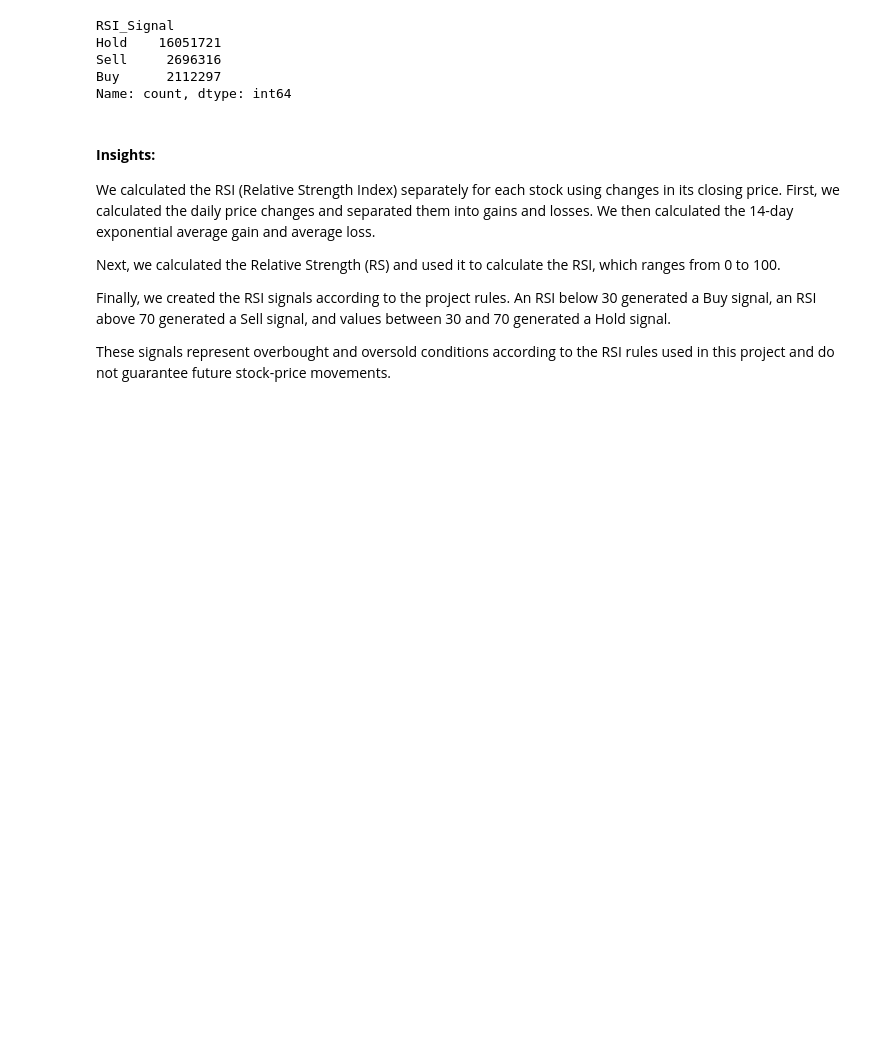
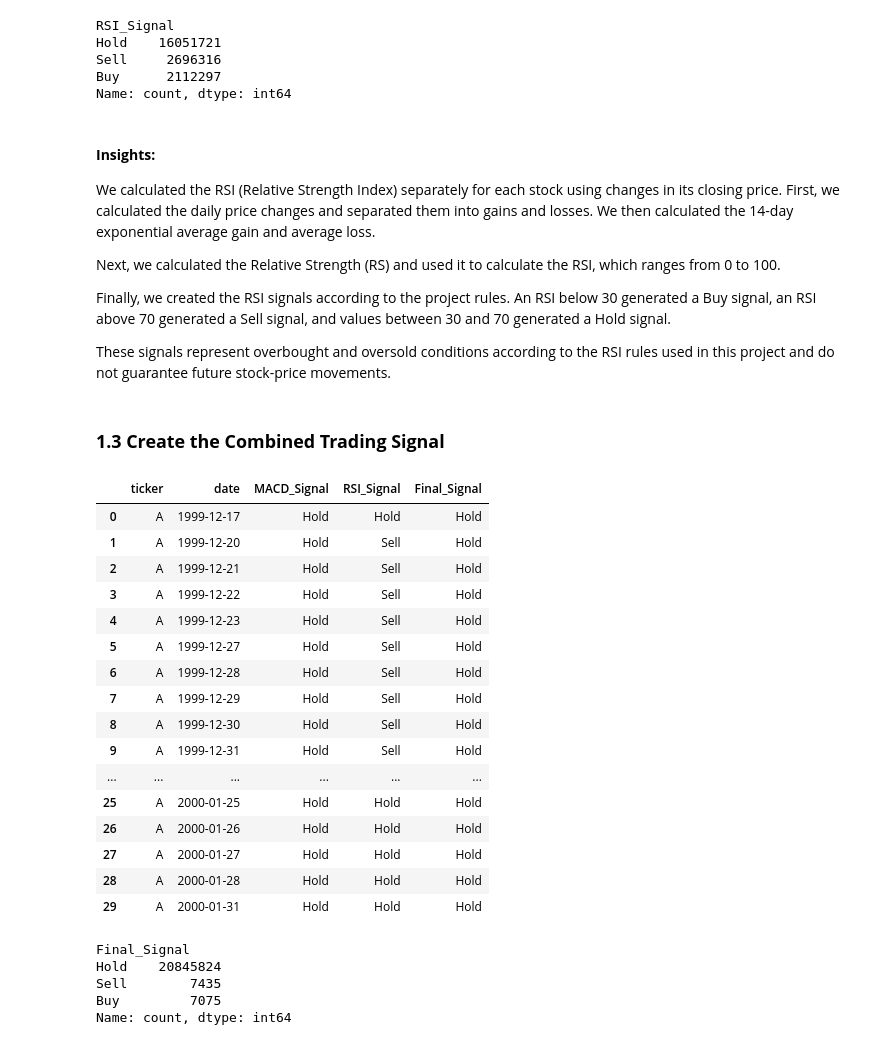
Before and after one commit to Yvesangwa/DAAI_projects, a Jupyter notebook: Project_3_ML_for_Predicting_Trading_Signals/Predicting_Trading_Signal.ipynb, the cells around one changed output. Cells and saved outputs as stored; diff of their text form; code cells hidden in the pictures; blank space fills up the shorter version.

Commit message:
Combining the trading signals and check class imbalance

```diff
--- a/Project_3_ML_for_Predicting_Trading_Signals/Predicting_Trading_Signal.ipynb
+++ b/Project_3_ML_for_Predicting_Trading_Signals/Predicting_Trading_Signal.ipynb
@@ -261,3 +261,53 @@ Next, we calculated the Relative Strength (RS) and used it to calculate the RSI,
 Finally, we created the RSI signals according to the project rules. An RSI below 30 generated a Buy signal, an RSI above 70 generated a Sell signal, and values between 30 and 70 generated a Hold signal.
 
 These signals represent overbought and oversold conditions according to the RSI rules used in this project and do not guarantee future stock-price movements.
+# %% [markdown]
+### **1.3 Create the Combined Trading Signal**
+# %%
+# Create final trading signal
+
+stock_data["Final_Signal"] = "Hold"
+
+stock_data.loc[
+    (stock_data["MACD_Signal"] == "Buy") &
+    (stock_data["RSI_Signal"] == "Buy"),
+    "Final_Signal"
+] = "Buy"
+
+stock_data.loc[
+    (stock_data["MACD_Signal"] == "Sell") &
+    (stock_data["RSI_Signal"] == "Sell"),
+    "Final_Signal"
+] = "Sell"
+# %%
+# Check signal
+
+stock_data[
+    ["ticker", "date", "MACD_Signal", "RSI_Signal", "Final_Signal"]
+].head(30)
+# %% [output]
+|  | ticker | date | MACD_Signal | RSI_Signal | Final_Signal |
+| 0 | A | 1999-12-17 | Hold | Hold | Hold |
+| 1 | A | 1999-12-20 | Hold | Sell | Hold |
+| 2 | A | 1999-12-21 | Hold | Sell | Hold |
+| 3 | A | 1999-12-22 | Hold | Sell | Hold |
+| 4 | A | 1999-12-23 | Hold | Sell | Hold |
+| 5 | A | 1999-12-27 | Hold | Sell | Hold |
+| 6 | A | 1999-12-28 | Hold | Sell | Hold |
+| 7 | A | 1999-12-29 | Hold | Sell | Hold |
+| 8 | A | 1999-12-30 | Hold | Sell | Hold |
+| 9 | A | 1999-12-31 | Hold | Sell | Hold |
+| ... | ... | ... | ... | ... | ... |
+| 25 | A | 2000-01-25 | Hold | Hold | Hold |
+| 26 | A | 2000-01-26 | Hold | Hold | Hold |
+| 27 | A | 2000-01-27 | Hold | Hold | Hold |
+| 28 | A | 2000-01-28 | Hold | Hold | Hold |
+| 29 | A | 2000-01-31 | Hold | Hold | Hold |
+# %%
+stock_data["Final_Signal"].value_counts()
+# %% [output]
+Final_Signal
+Hold    20845824
+Sell        7435
+Buy         7075
+Name: count, dtype: int64
```
Also changed, not shown: parts of 5 cells of this notebook.
